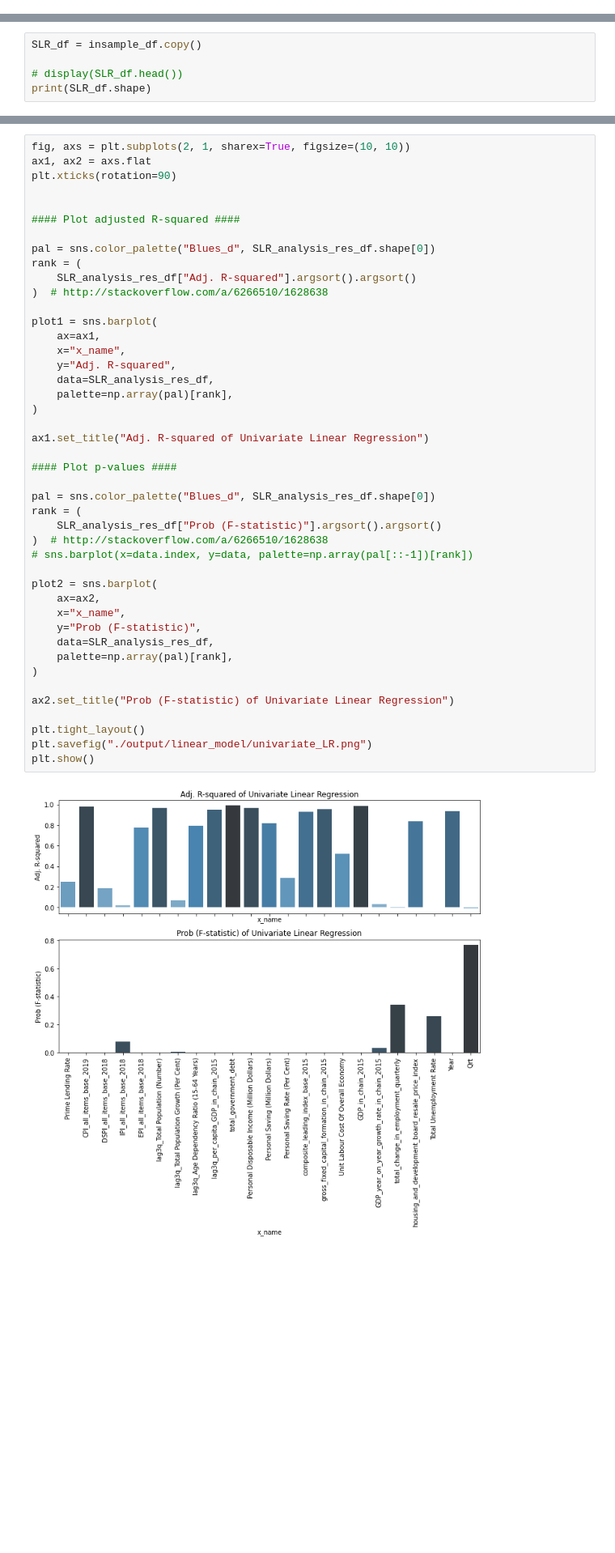
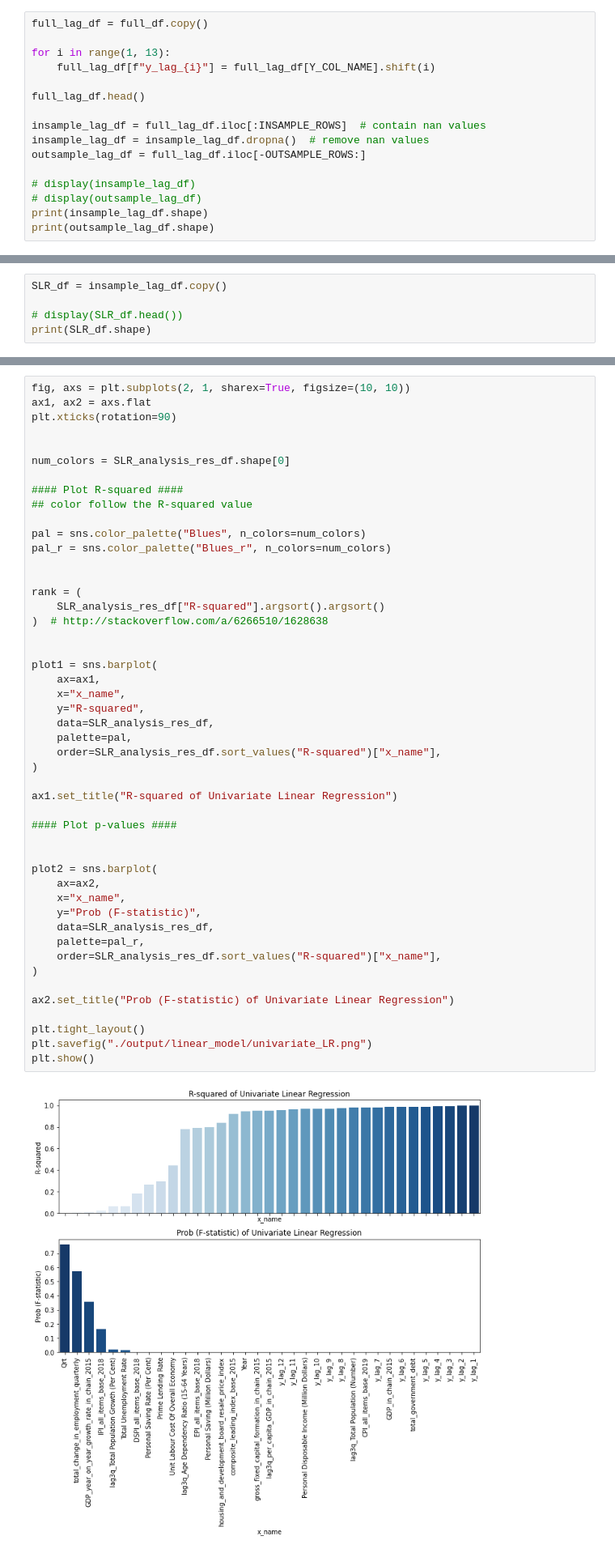
Before and after one commit to luoxiangyi222/commercial-bank-deposits-forecasting, a Jupyter notebook: model_linear.ipynb, the cells around one changed output, grey strips where cells are left out. Shown at 81% size. Drawn from its saved outputs; the diff is of its cells as text; blank space fills up the shorter version.

```diff
--- a/model_linear.ipynb
+++ b/model_linear.ipynb
@@ -56,0 +101,16 @@ outsample:  (14, 25)
+# %%
+full_lag_df = full_df.copy()
+
+for i in range(1, 13):
+    full_lag_df[f"y_lag_{i}"] = full_lag_df[Y_COL_NAME].shift(i)
+
+full_lag_df.head()
+
+insample_lag_df = full_lag_df.iloc[:INSAMPLE_ROWS]  # contain nan values
+insample_lag_df = insample_lag_df.dropna()  # remove nan values
+outsample_lag_df = full_lag_df.iloc[-OUTSAMPLE_ROWS:]
+
+# display(insample_lag_df)
+# display(outsample_lag_df)
+print(insample_lag_df.shape)
+print(outsample_lag_df.shape)
@@ -59,7 +122,7 @@ outsample:  (14, 25)
 # %% [markdown]
 ## 1.1 Simple Linear Model
 # %%
-SLR_df = insample_df.copy()
+SLR_df = insample_lag_df.copy()
 
 # display(SLR_df.head())
 print(SLR_df.shape)
@@ -97,43 +162,47 @@ ax1, ax2 = axs.flat
 plt.xticks(rotation=90)
 
 
-#### Plot adjusted R-squared ####
+num_colors = SLR_analysis_res_df.shape[0]
 
-pal = sns.color_palette("Blues_d", SLR_analysis_res_df.shape[0])
+#### Plot R-squared ####
+## color follow the R-squared value
+
+pal = sns.color_palette("Blues", n_colors=num_colors)
+pal_r = sns.color_palette("Blues_r", n_colors=num_colors)
+
+
 rank = (
-    SLR_analysis_res_df["Adj. R-squared"].argsort().argsort()
+    SLR_analysis_res_df["R-squared"].argsort().argsort()
 )  # http://stackoverflow.com/a/6266510/1628638
+
 
 plot1 = sns.barplot(
     ax=ax1,
     x="x_name",
-    y="Adj. R-squared",
+    y="R-squared",
     data=SLR_analysis_res_df,
-    palette=np.array(pal)[rank],
+    palette=pal,
+    order=SLR_analysis_res_df.sort_values("R-squared")["x_name"],
 )
 
-ax1.set_title("Adj. R-squared of Univariate Linear Regression")
+ax1.set_title("R-squared of Univariate Linear Regression")
 
 #### Plot p-values ####
 
-pal = sns.color_palette("Blues_d", SLR_analysis_res_df.shape[0])
-rank = (
-    SLR_analysis_res_df["Prob (F-statistic)"].argsort().argsort()
-)  # http://stackoverflow.com/a/6266510/1628638
-# sns.barplot(x=data.index, y=data, palette=np.array(pal[::-1])[rank])
 
 plot2 = sns.barplot(
     ax=ax2,
     x="x_name",
     y="Prob (F-statistic)",
     data=SLR_analysis_res_df,
-    palette=np.array(pal)[rank],
+    palette=pal_r,
+    order=SLR_analysis_res_df.sort_values("R-squared")["x_name"],
 )
 
 ax2.set_title("Prob (F-statistic) of Univariate Linear Regression")
 
 plt.tight_layout()
 plt.savefig("./output/linear_model/univariate_LR.png")
 plt.show()
 # %% [output]
-[figure, old version]
+[figure, new version]
```
Also changed, not shown: parts of 29 cells of this notebook, 11 other files.
